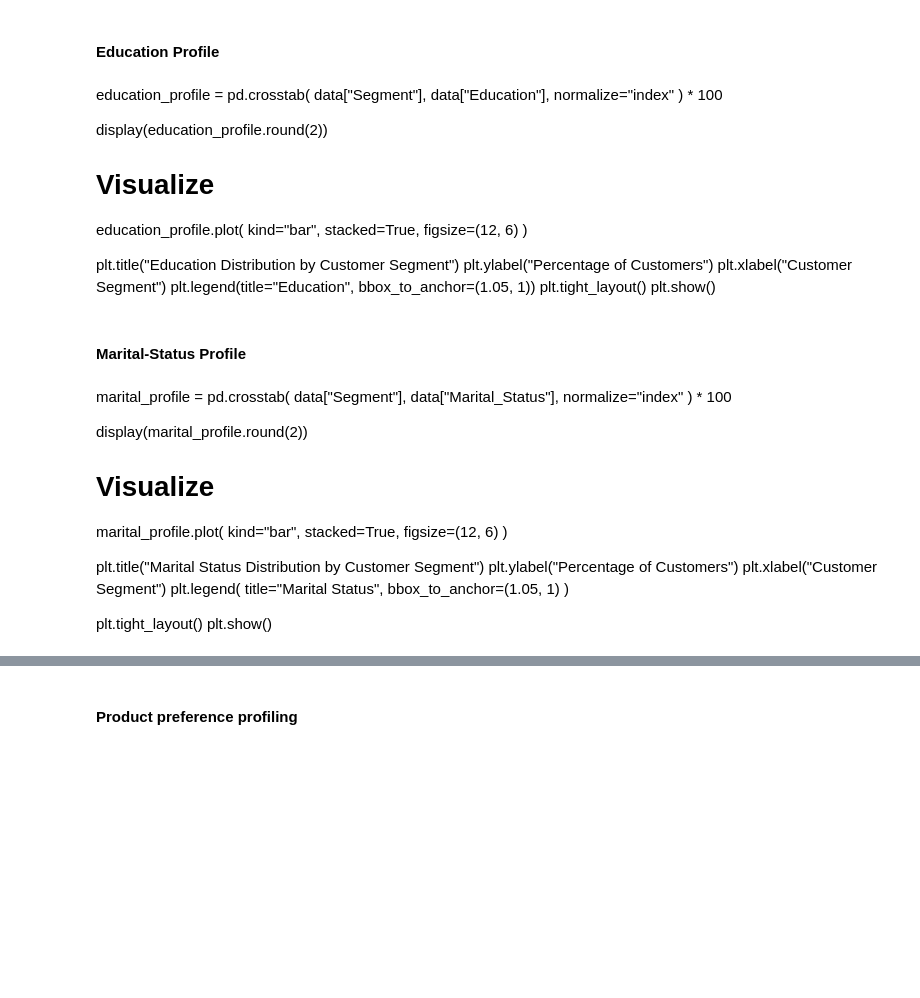
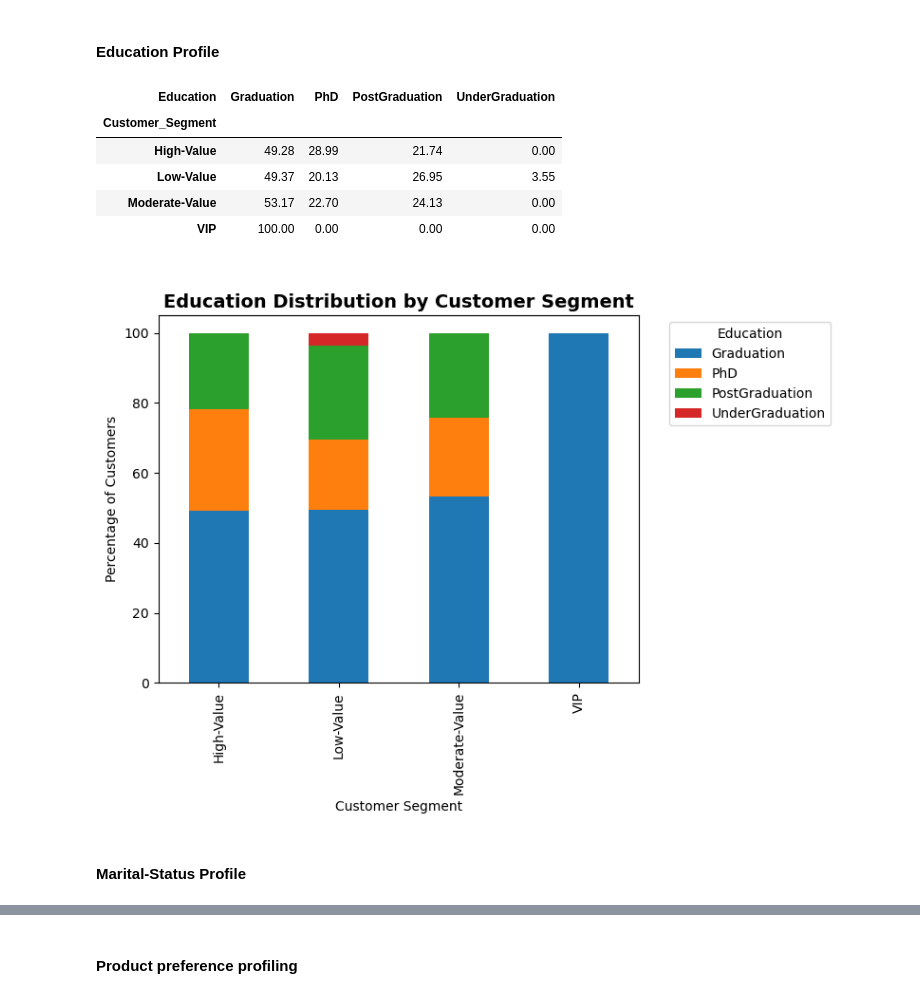
Before and after one commit to annugit1655/Customer-Behaviour-Analysis-with-CLTV, a Jupyter notebook: notebooks/04-CLTV-Probabilistic-models.ipynb, the cells around one changed output, grey strips where cells are left out. Cells and saved outputs as stored; diff of their text form; code cells hidden in the pictures; blank space fills up the shorter version.

```diff
--- a/notebooks/04-CLTV-Probabilistic-models.ipynb
+++ b/notebooks/04-CLTV-Probabilistic-models.ipynb
@@ -1101,53 +1125,35 @@ demographic_profile.round(2)
 # %% [markdown]
 #### **Education Profile**
-# %% [markdown]
-education_profile = pd.crosstab(
-    data["Segment"],
-    data["Education"],
-    normalize="index"
-) * 100
-
-display(education_profile.round(2))
-
-# Visualize
-
-education_profile.plot(
-    kind="bar",
-    stacked=True,
-    figsize=(12, 6)
-)
-
-plt.title("Education Distribution by Customer Segment")
-plt.ylabel("Percentage of Customers")
-plt.xlabel("Customer Segment")
-plt.legend(title="Education", bbox_to_anchor=(1.05, 1))
-plt.tight_layout()
-plt.show()
+# %%
+education_profile = pd.crosstab(
+    merged_df["Customer_Segment"],
+    merged_df["Education"],
+    normalize="index"
+) * 100
+
+display(education_profile.round(2))
+
+# Visualize
+
+education_profile.plot(
+    kind="bar",
+    stacked=True,
+    figsize=(8, 6)
+)
+
+plt.title("\nEducation Distribution by Customer Segment", fontsize=14, fontweight='bold')
+plt.ylabel("Percentage of Customers")
+plt.xlabel("Customer Segment")
+plt.legend(title="Education", bbox_to_anchor=(1.05, 1))
+plt.tight_layout()
+plt.show()
+# %% [output]
+| Education | Graduation | PhD | PostGraduation | UnderGraduation |
+| Customer_Segment |  |  |  |  |
+| High-Value | 49.28 | 28.99 | 21.74 | 0.00 |
+| Low-Value | 49.37 | 20.13 | 26.95 | 3.55 |
+| Moderate-Value | 53.17 | 22.70 | 24.13 | 0.00 |
+| VIP | 100.00 | 0.00 | 0.00 | 0.00 |
+[figure, added]
 # %% [markdown]
 #### **Marital-Status Profile**
-# %% [markdown]
-marital_profile = pd.crosstab(
-    data["Segment"],
-    data["Marital_Status"],
-    normalize="index"
-) * 100
-
-display(marital_profile.round(2))
-
-# Visualize
-marital_profile.plot(
-    kind="bar",
-    stacked=True,
-    figsize=(12, 6)
-)
-
-plt.title("Marital Status Distribution by Customer Segment")
-plt.ylabel("Percentage of Customers")
-plt.xlabel("Customer Segment")
-plt.legend(
-    title="Marital Status",
-    bbox_to_anchor=(1.05, 1)
-)
-
-plt.tight_layout()
-plt.show()
```
Also changed, not shown: parts of 80 cells of this notebook, 3 other files.
